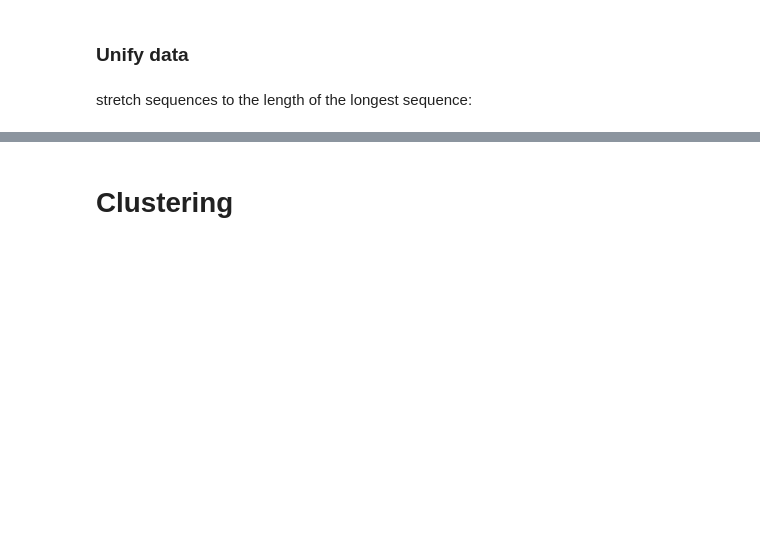
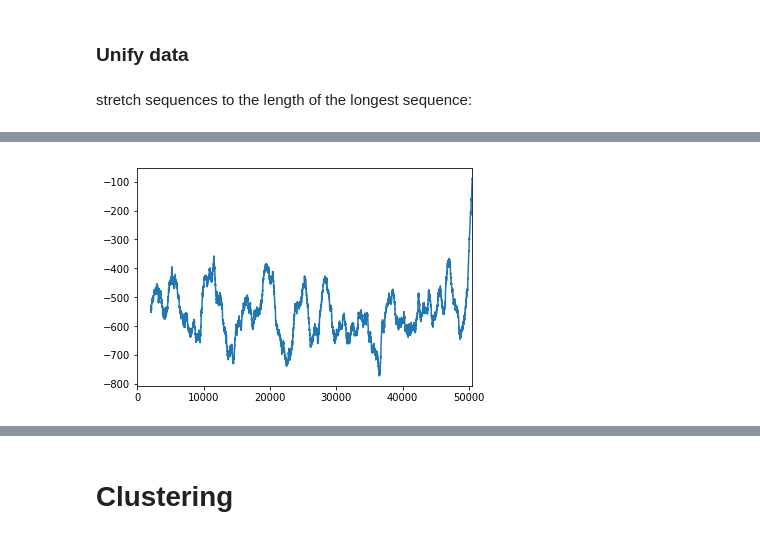
Before and after one commit to Marytem/Book2Sentiment, a Jupyter notebook: clustering.ipynb, the cells around one changed output, grey strips where cells are left out. Cells and saved outputs as stored; diff of their text form; code cells hidden in the pictures; blank space fills up the shorter version.

```diff
--- a/clustering.ipynb
+++ b/clustering.ipynb
@@ -54,0 +91,5 @@ for i in books_data:
+# %%
+books_data['A Game Of Thrones - George R. R. Martin.txt'].rolling(2000).sum().plot()
+plt.show()
+# %% [output]
+[figure, added]
```
Also changed, not shown: parts of 33 cells of this notebook.
